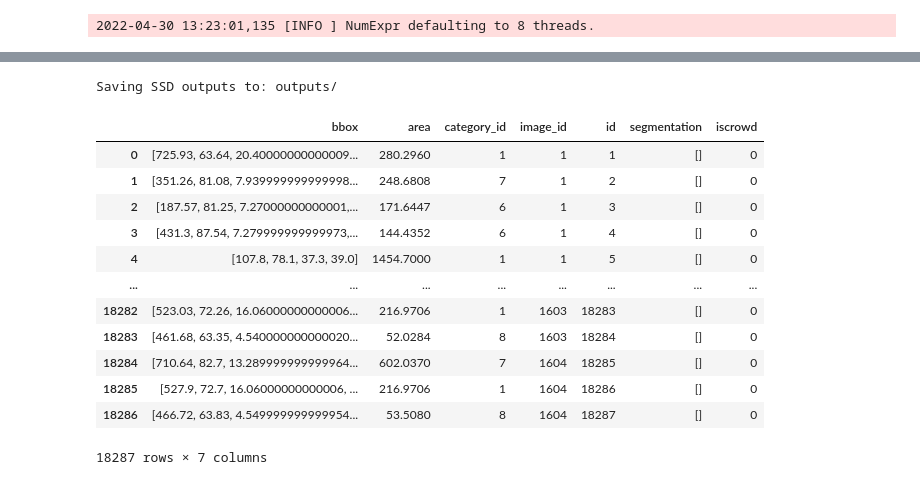
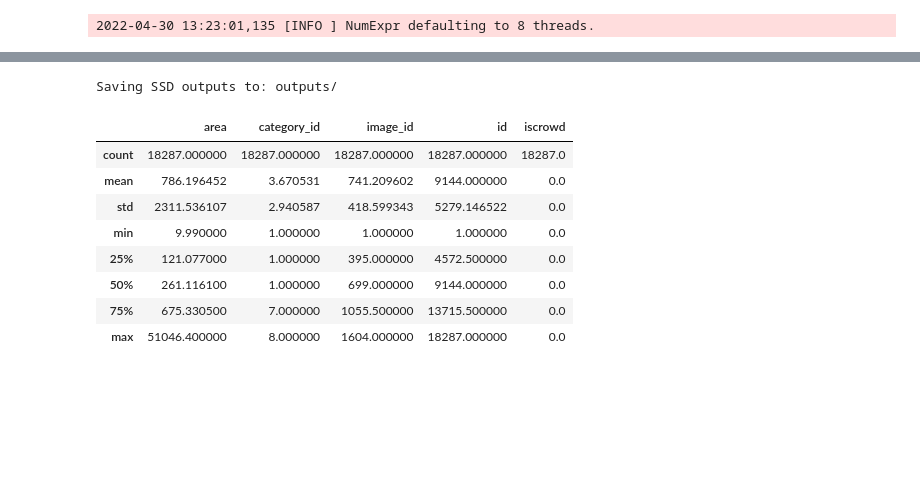
Before and after one commit to jonashalle/project_tdt4265, a Jupyter notebook: assignment4/SSD/explore_dataset.ipynb, the cells around one changed output, grey strips where cells are left out. Cells and saved outputs as stored; diff of their text form; code cells hidden in the pictures; blank space fills up the shorter version.

```diff
--- a/assignment4/SSD/explore_dataset.ipynb
+++ b/assignment4/SSD/explore_dataset.ipynb
@@ -86,32 +85,28 @@ area mean:  786.1964524799037 area median:  261.1161000000001
 # %%
 # CARS
 BATCH_SIZE = 1
 SET_TYPE = 'train'
 CFG_PATH = 'configs/retinaNet_focal_loss.py'
 
 cfg = analyze.get_config(CFG_PATH)
 #print(cfg)
 metadata = analyze.load_annotation_file(cfg, SET_TYPE)
 #number of times a value appears = (df['image_id']==1).sum()
 # occourence_classes = df['category_id'].value_counts()
 annotations = metadata['annotations']
 df = pd.DataFrame(data=annotations)
-df
+df.describe()
 # %% [output]
 Saving SSD outputs to: outputs/
-|  | bbox | area | category_id | image_id | id | segmentation | iscrowd |
-| 0 | [725.93, 63.64, 20.40000000000009... | 280.2960 | 1 | 1 | 1 | [] | 0 |
-| 1 | [351.26, 81.08, 7.939999999999998... | 248.6808 | 7 | 1 | 2 | [] | 0 |
-| 2 | [187.57, 81.25, 7.27000000000001,... | 171.6447 | 6 | 1 | 3 | [] | 0 |
-| 3 | [431.3, 87.54, 7.279999999999973,... | 144.4352 | 6 | 1 | 4 | [] | 0 |
-| 4 | [107.8, 78.1, 37.3, 39.0] | 1454.7000 | 1 | 1 | 5 | [] | 0 |
-| ... | ... | ... | ... | ... | ... | ... | ... |
-| 18282 | [523.03, 72.26, 16.06000000000006... | 216.9706 | 1 | 1603 | 18283 | [] | 0 |
-| 18283 | [461.68, 63.35, 4.540000000000020... | 52.0284 | 8 | 1603 | 18284 | [] | 0 |
-| 18284 | [710.64, 82.7, 13.289999999999964... | 602.0370 | 7 | 1604 | 18285 | [] | 0 |
-| 18285 | [527.9, 72.7, 16.06000000000006, ... | 216.9706 | 1 | 1604 | 18286 | [] | 0 |
-| 18286 | [466.72, 63.83, 4.549999999999954... | 53.5080 | 8 | 1604 | 18287 | [] | 0 |
+|  | area | category_id | image_id | id | iscrowd |
+| count | 18287.000000 | 18287.000000 | 18287.000000 | 18287.000000 | 18287.0 |
+| mean | 786.196452 | 3.670531 | 741.209602 | 9144.000000 | 0.0 |
+| std | 2311.536107 | 2.940587 | 418.599343 | 5279.146522 | 0.0 |
+| min | 9.990000 | 1.000000 | 1.000000 | 1.000000 | 0.0 |
+| 25% | 121.077000 | 1.000000 | 395.000000 | 4572.500000 | 0.0 |
+| 50% | 261.116100 | 1.000000 | 699.000000 | 9144.000000 | 0.0 |
+| 75% | 675.330500 | 7.000000 | 1055.500000 | 13715.500000 | 0.0 |
+| max | 51046.400000 | 8.000000 | 1604.000000 | 18287.000000 | 0.0 |
-18287 rows × 7 columns
 # %%
 BATCH_SIZE = 1
 SET_TYPE = 'train'
```
Also changed, not shown: parts of 3 cells of this notebook.
